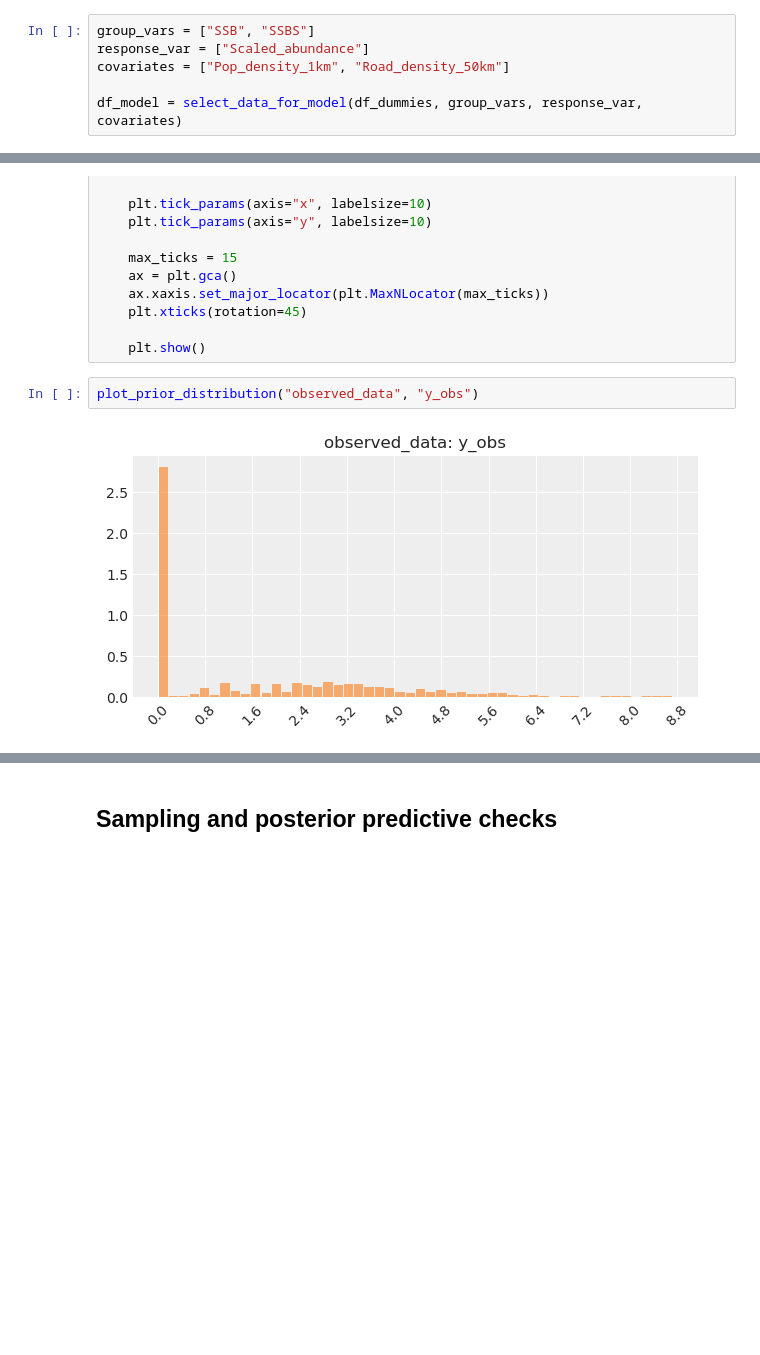
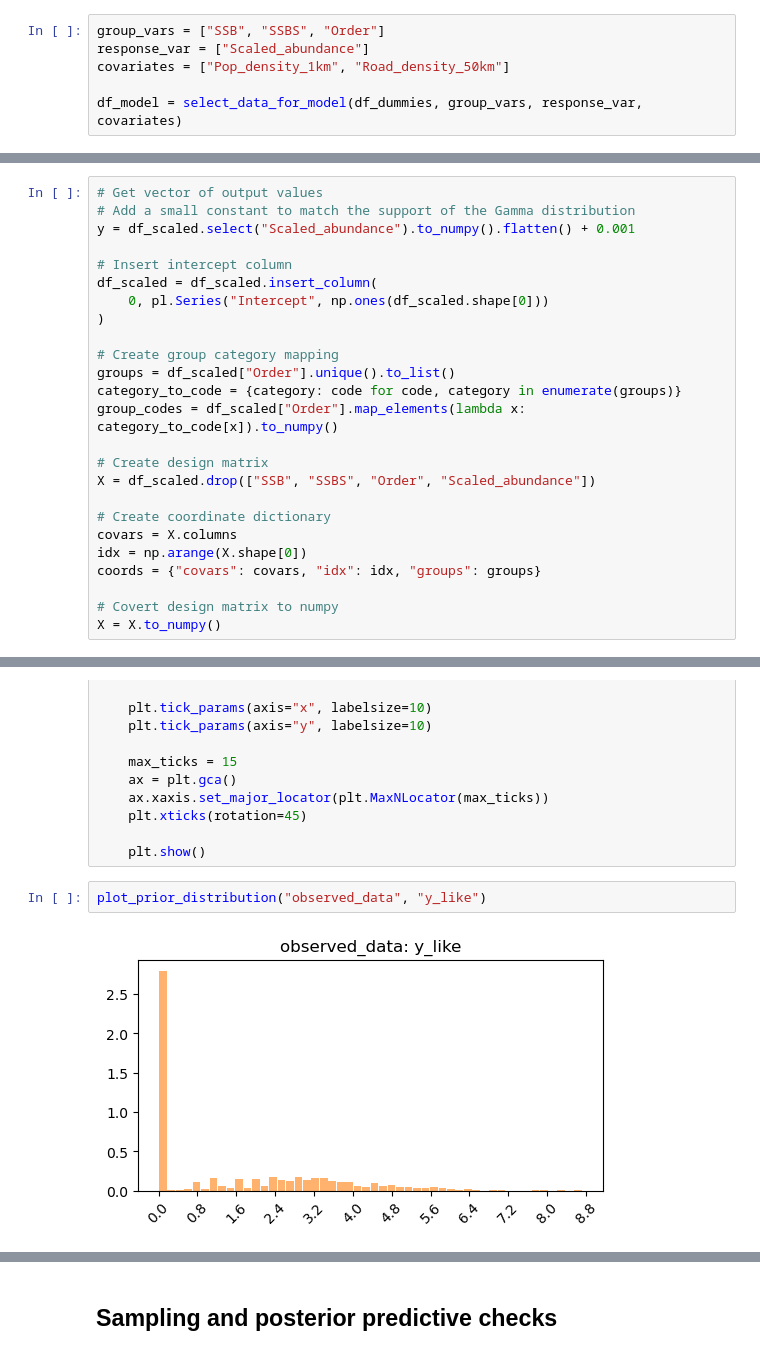
Before and after one commit to j-nystrom/biodiversity-impacts, a Jupyter notebook: notebooks/model_pipeline.ipynb, the cells around one changed output, grey strips where cells are left out. Saved outputs shown, nothing was run; the diff lists cells and outputs as text; blank space fills up the shorter version.

```diff
--- a/notebooks/model_pipeline.ipynb
+++ b/notebooks/model_pipeline.ipynb
@@ -443,7 +447,7 @@ def select_data_for_model(df, group_vars, response_var, covariates):
 
     return df_res
 # %%
-group_vars = ["SSB", "SSBS"]
+group_vars = ["SSB", "SSBS", "Order"]
 response_var = ["Scaled_abundance"]
 covariates = ["Pop_density_1km", "Road_density_50km"]
 
@@ -498,0 +491,25 @@ y = df_scaled.select("Scaled_abundance").to_numpy().flatten() + 0.001
+# %%
+# Get vector of output values
+# Add a small constant to match the support of the Gamma distribution
+y = df_scaled.select("Scaled_abundance").to_numpy().flatten() + 0.001
+
+# Insert intercept column
+df_scaled = df_scaled.insert_column(
+    0, pl.Series("Intercept", np.ones(df_scaled.shape[0]))
+)
+
+# Create group category mapping
+groups = df_scaled["Order"].unique().to_list()
+category_to_code = {category: code for code, category in enumerate(groups)}
+group_codes = df_scaled["Order"].map_elements(lambda x: category_to_code[x]).to_numpy()
+
+# Create design matrix
+X = df_scaled.drop(["SSB", "SSBS", "Order", "Scaled_abundance"])
+
+# Create coordinate dictionary
+covars = X.columns
+idx = np.arange(X.shape[0])
+coords = {"covars": covars, "idx": idx, "groups": groups}
+
+# Covert design matrix to numpy
+X = X.to_numpy()
@@ -569,7 +609,7 @@ def plot_prior_distribution(category, variable):
 
     plt.show()
 # %%
-plot_prior_distribution("observed_data", "y_obs")
+plot_prior_distribution("observed_data", "y_like")
 # %% [output]
-[figure, old version]
+[figure, new version]
 # %%
```
Also changed, not shown: parts of 34 cells of this notebook, 2 other files.
